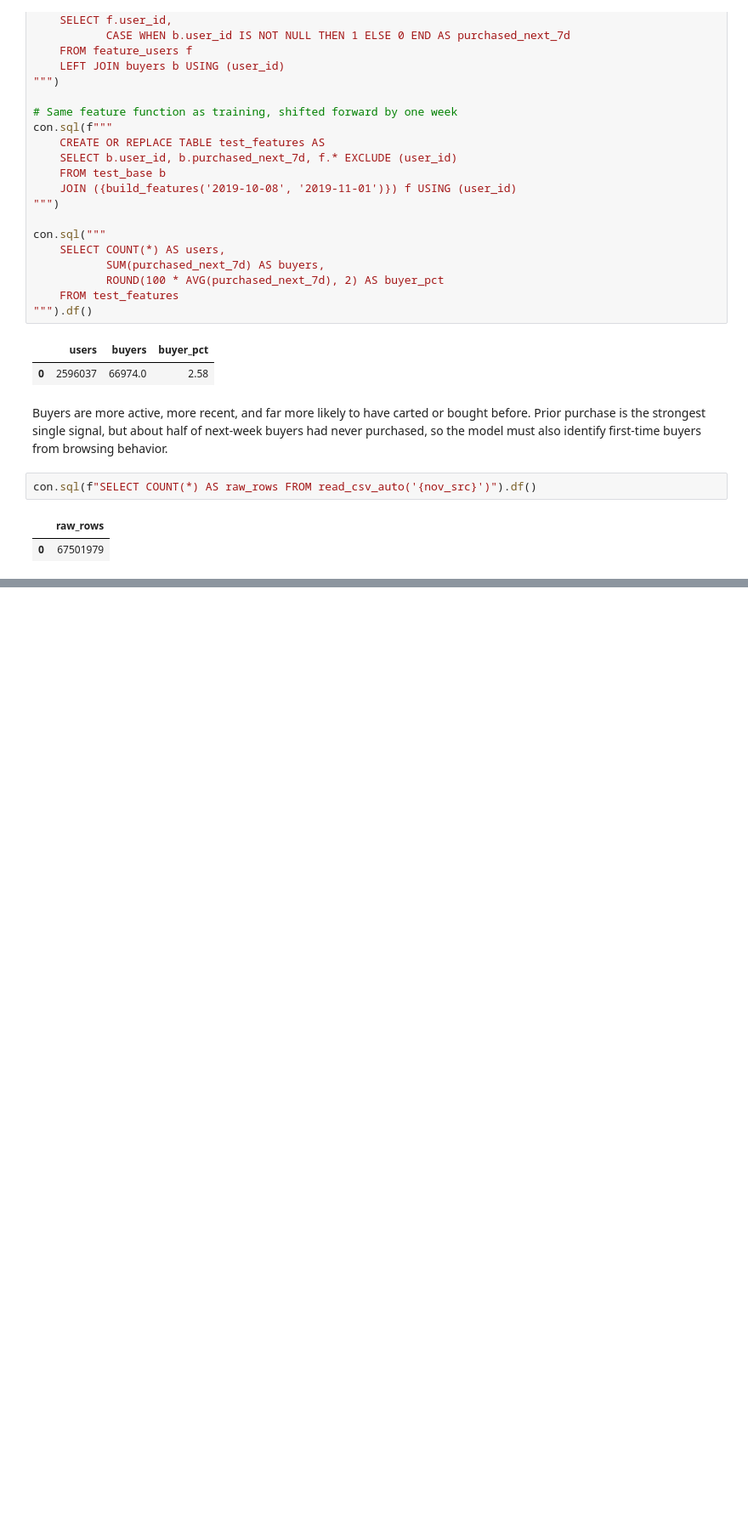
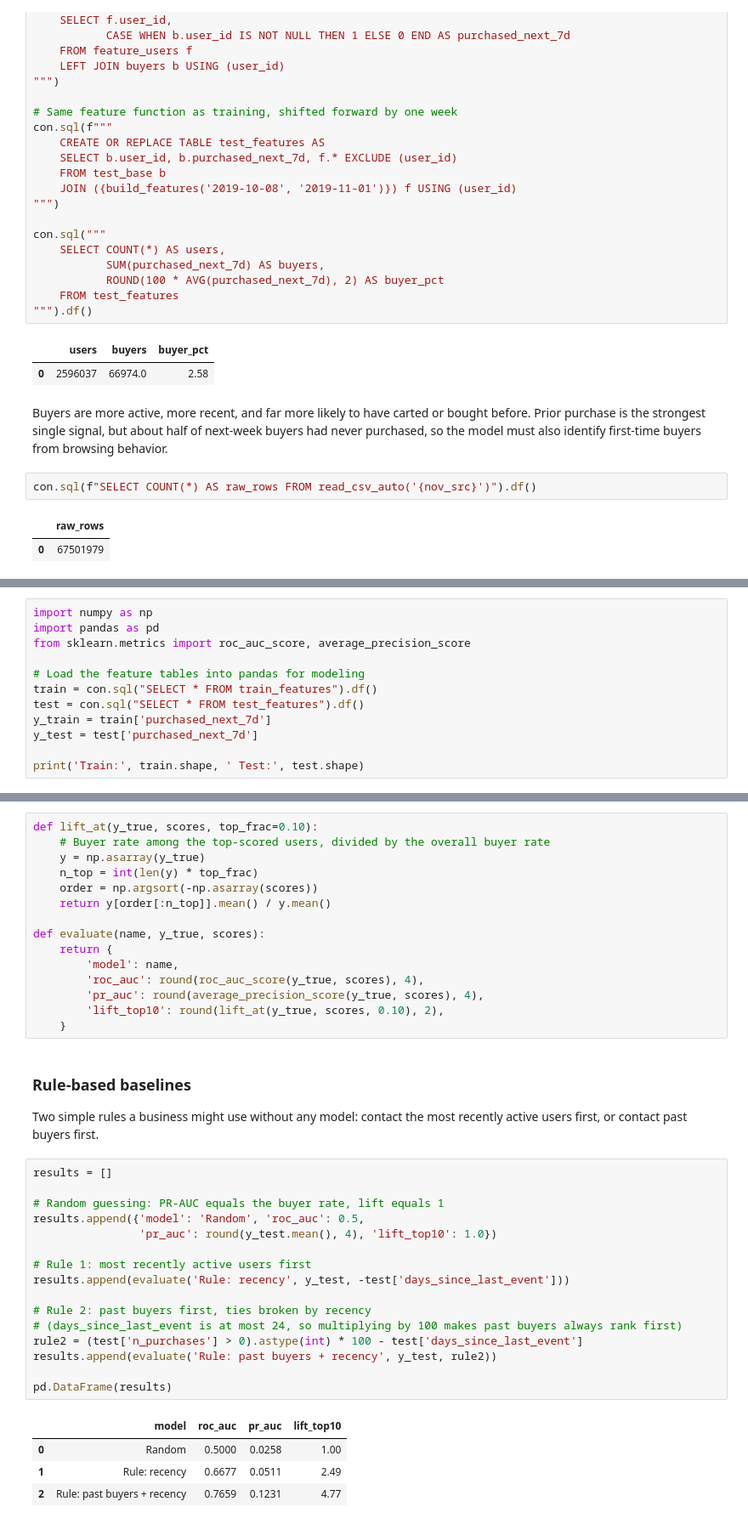
Before and after one commit to LindaZhao-neu/ecommerce-purchase-prediction, a Jupyter notebook: notebooks/purchase_prediction.ipynb, the cells around one changed output, grey strips where cells are left out. Shown at 85% size. Cells and saved outputs as stored; diff of their text form; blank space fills up the shorter version.

```diff
--- a/notebooks/purchase_prediction.ipynb
+++ b/notebooks/purchase_prediction.ipynb
@@ -503,0 +514,12 @@ con.sql(f"SELECT COUNT(*) AS raw_rows FROM read_csv_auto('{nov_src}')").df()
+# %%
+import numpy as np
+import pandas as pd
+from sklearn.metrics import roc_auc_score, average_precision_score
+
+# Load the feature tables into pandas for modeling
+train = con.sql("SELECT * FROM train_features").df()
+test = con.sql("SELECT * FROM test_features").df()
+y_train = train['purchased_next_7d']
+y_test = test['purchased_next_7d']
+
+print('Train:', train.shape, ' Test:', test.shape)
@@ -503,0 +534,39 @@ con.sql(f"SELECT COUNT(*) AS raw_rows FROM read_csv_auto('{nov_src}')").df()
+# %%
+def lift_at(y_true, scores, top_frac=0.10):
+    # Buyer rate among the top-scored users, divided by the overall buyer rate
+    y = np.asarray(y_true)
+    n_top = int(len(y) * top_frac)
+    order = np.argsort(-np.asarray(scores))
+    return y[order[:n_top]].mean() / y.mean()
+
+def evaluate(name, y_true, scores):
+    return {
+        'model': name,
+        'roc_auc': round(roc_auc_score(y_true, scores), 4),
+        'pr_auc': round(average_precision_score(y_true, scores), 4),
+        'lift_top10': round(lift_at(y_true, scores, 0.10), 2),
+    }
+# %% [markdown]
+### Rule-based baselines
+Two simple rules a business might use without any model: contact the most recently active users first, or contact past buyers first.
+# %%
+results = []
+
+# Random guessing: PR-AUC equals the buyer rate, lift equals 1
+results.append({'model': 'Random', 'roc_auc': 0.5,
+                'pr_auc': round(y_test.mean(), 4), 'lift_top10': 1.0})
+
+# Rule 1: most recently active users first
+results.append(evaluate('Rule: recency', y_test, -test['days_since_last_event']))
+
+# Rule 2: past buyers first, ties broken by recency
+# (days_since_last_event is at most 24, so multiplying by 100 makes past buyers always rank first)
+rule2 = (test['n_purchases'] > 0).astype(int) * 100 - test['days_since_last_event']
+results.append(evaluate('Rule: past buyers + recency', y_test, rule2))
+
+pd.DataFrame(results)
+# %% [output]
+|  | model | roc_auc | pr_auc | lift_top10 |
+| 0 | Random | 0.5000 | 0.0258 | 1.00 |
+| 1 | Rule: recency | 0.6677 | 0.0511 | 2.49 |
+| 2 | Rule: past buyers + recency | 0.7659 | 0.1231 | 4.77 |
```
Also changed, not shown: parts of 16 cells of this notebook.
